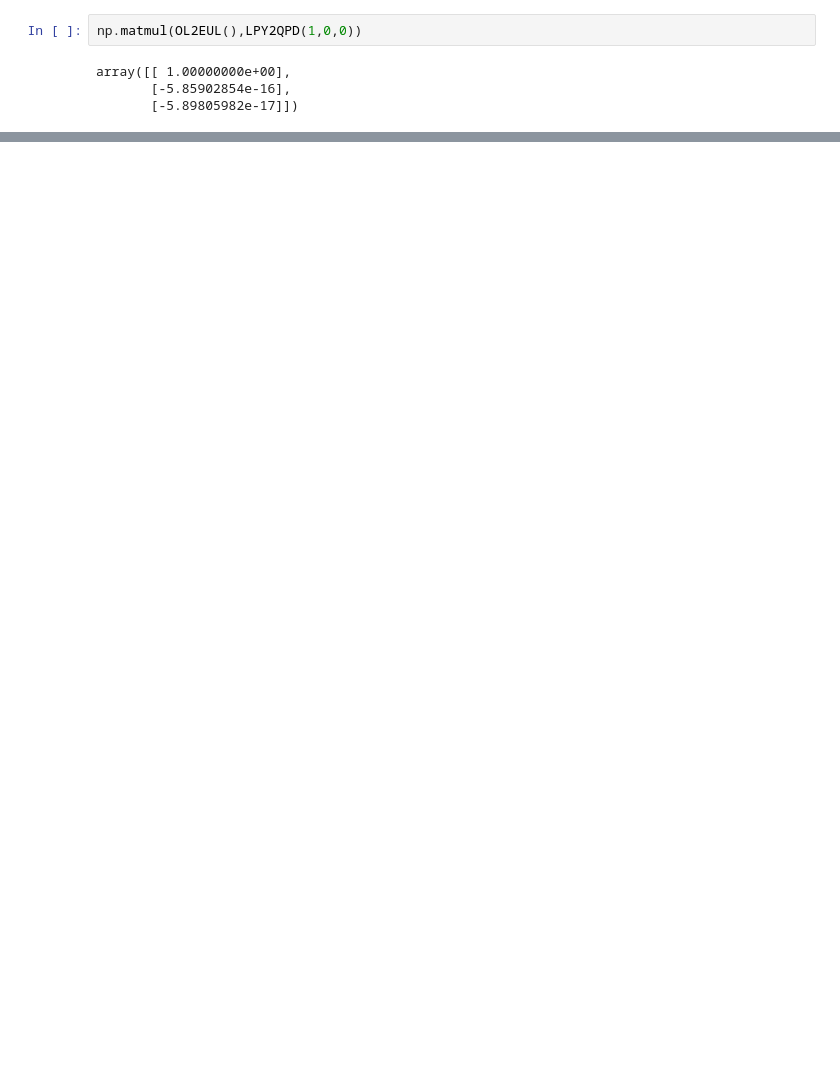
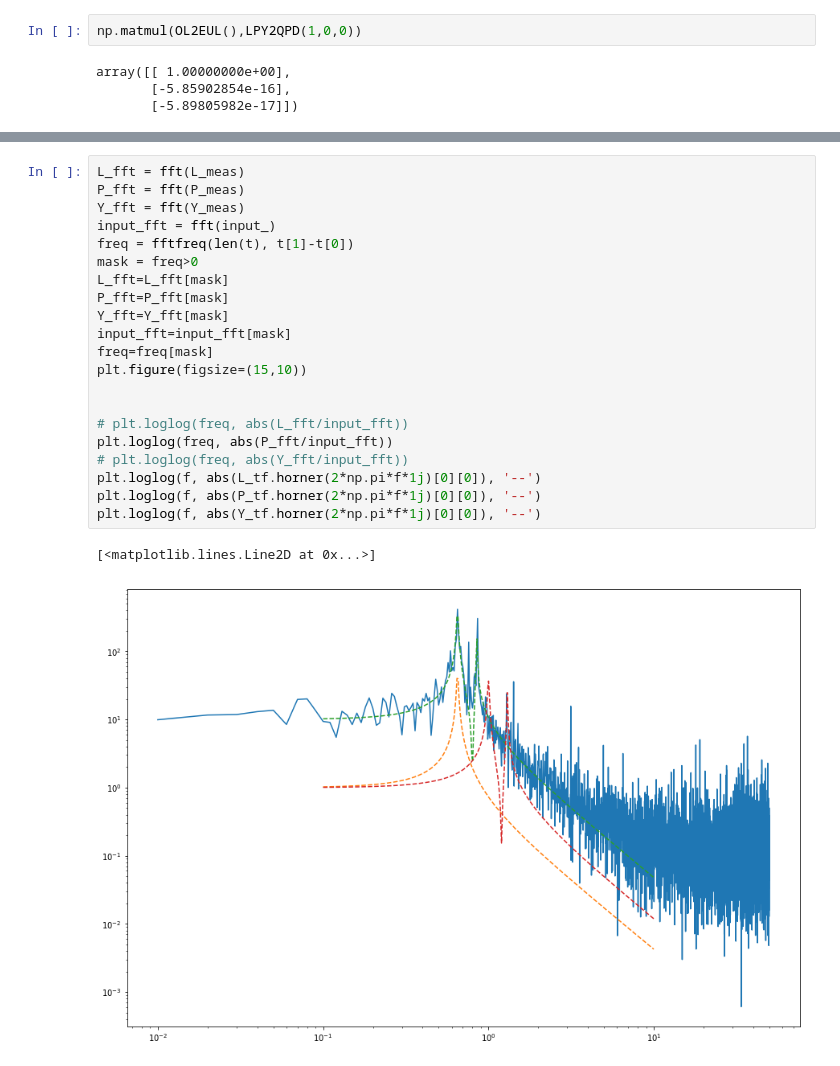
Before and after one commit to terrencetec/kontrol, a Jupyter notebook: dev/model_reference_diagonalization.ipynb, the cells around one changed output, grey strips where cells are left out. Drawn from its saved outputs; the diff is of its cells as text; blank space fills up the shorter version.

```diff
--- a/dev/model_reference_diagonalization.ipynb
+++ b/dev/model_reference_diagonalization.ipynb
@@ -78,0 +158,24 @@ plt.loglog(f, abs(L_tf.horner(2*np.pi*f*1j)[0][0]))
+# %%
+L_fft = fft(L_meas)
+P_fft = fft(P_meas)
+Y_fft = fft(Y_meas)
+input_fft = fft(input_)
+freq = fftfreq(len(t), t[1]-t[0])
+mask = freq>0
+L_fft=L_fft[mask]
+P_fft=P_fft[mask]
+Y_fft=Y_fft[mask]
+input_fft=input_fft[mask]
+freq=freq[mask]
+plt.figure(figsize=(15,10))
+
+
+# plt.loglog(freq, abs(L_fft/input_fft))
+plt.loglog(freq, abs(P_fft/input_fft))
+# plt.loglog(freq, abs(Y_fft/input_fft))
+plt.loglog(f, abs(L_tf.horner(2*np.pi*f*1j)[0][0]), '--')
+plt.loglog(f, abs(P_tf.horner(2*np.pi*f*1j)[0][0]), '--')
+plt.loglog(f, abs(Y_tf.horner(2*np.pi*f*1j)[0][0]), '--')
+# %% [output]
+[<matplotlib.lines.Line2D at 0x...>]
+[figure, added]
```
Also changed, not shown: parts of 9 cells of this notebook, 1 other file.
